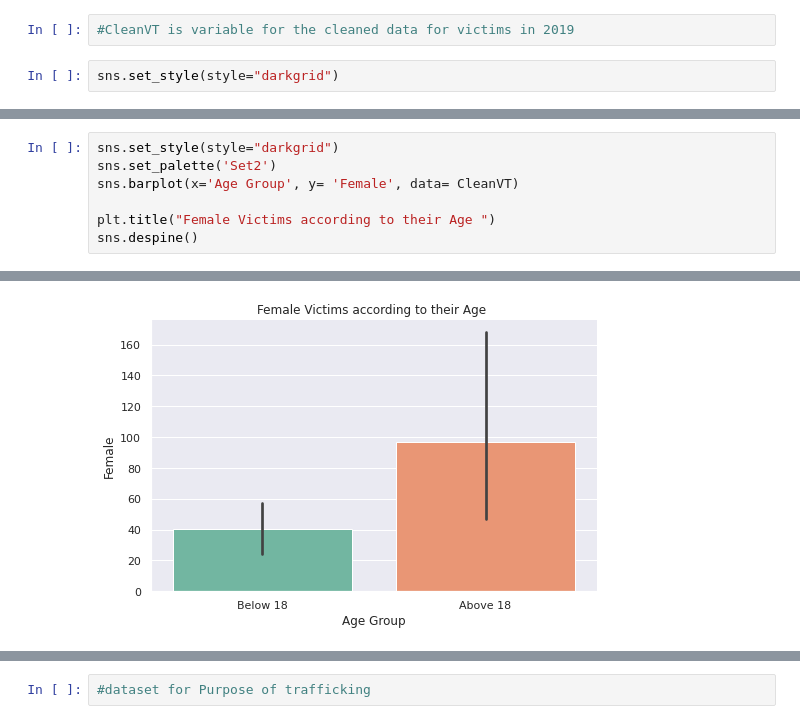
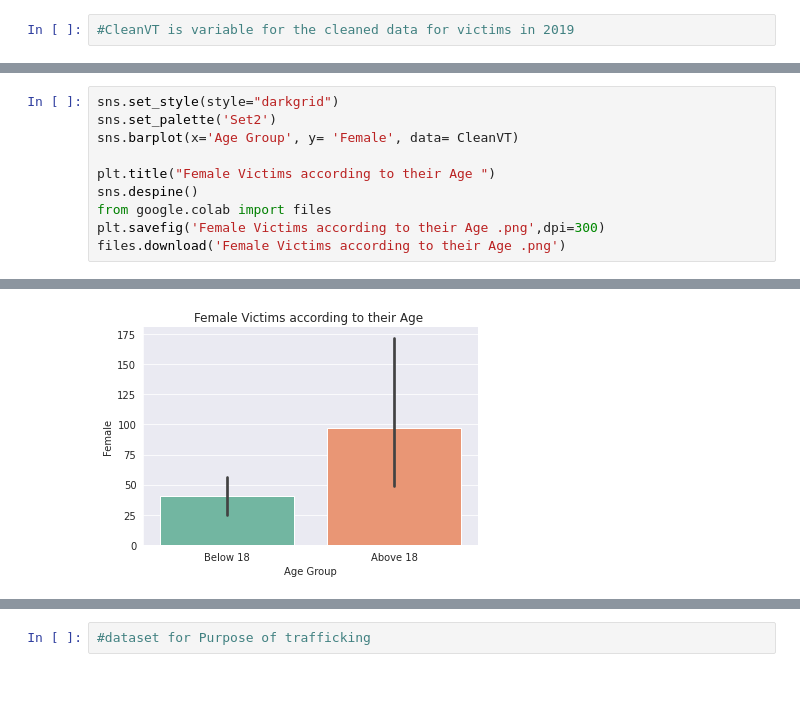
Before and after one commit to Emjeeey/ITBA-3205_FoodHacks, a Jupyter notebook: 404_Final_Project.ipynb, the cells around one changed output, grey strips where cells are left out. Saved outputs shown, nothing was run; the diff lists cells and outputs as text; blank space fills up the shorter version.

```diff
--- a/404_Final_Project.ipynb
+++ b/404_Final_Project.ipynb
@@ -111,8 +70,6 @@ CleanVT.mean()
 CleanVT
 # %%
 #CleanVT is variable for the cleaned data for victims in 2019
-# %%
-sns.set_style(style="darkgrid")
 # %%
 sns.set_style(style="darkgrid")
 sns.relplot(x="Male", y="Female", hue="Age Group", data=CleanVT)
@@ -126,4 +88,7 @@ sns.barplot(x='Age Group', y= 'Female', data= CleanVT)
 
 plt.title("Female Victims according to their Age ")
 sns.despine()
+from google.colab import files
+plt.savefig('Female Victims according to their Age .png',dpi=300)
+files.download('Female Victims according to their Age .png')
 # %% [output]
@@ -130,4 +97,4 @@ sns.despine()
-[figure, old version]
+[figure, new version]
 # %%
 sns.set_style(style="darkgrid")
 sns.barplot(x='Age Group', y= 'Male', data= CleanVT)
```
Also changed, not shown: parts of 13 cells of this notebook.
